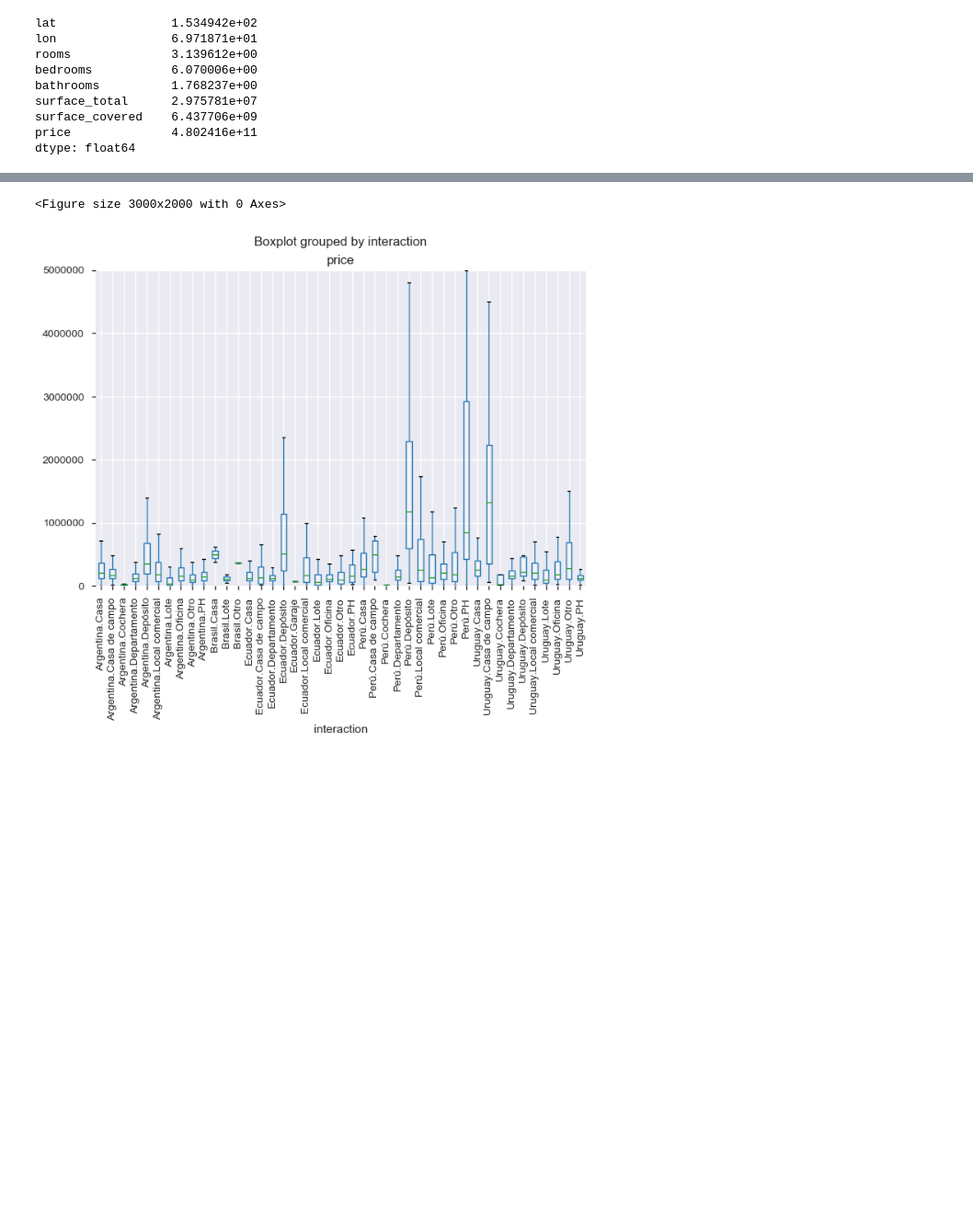
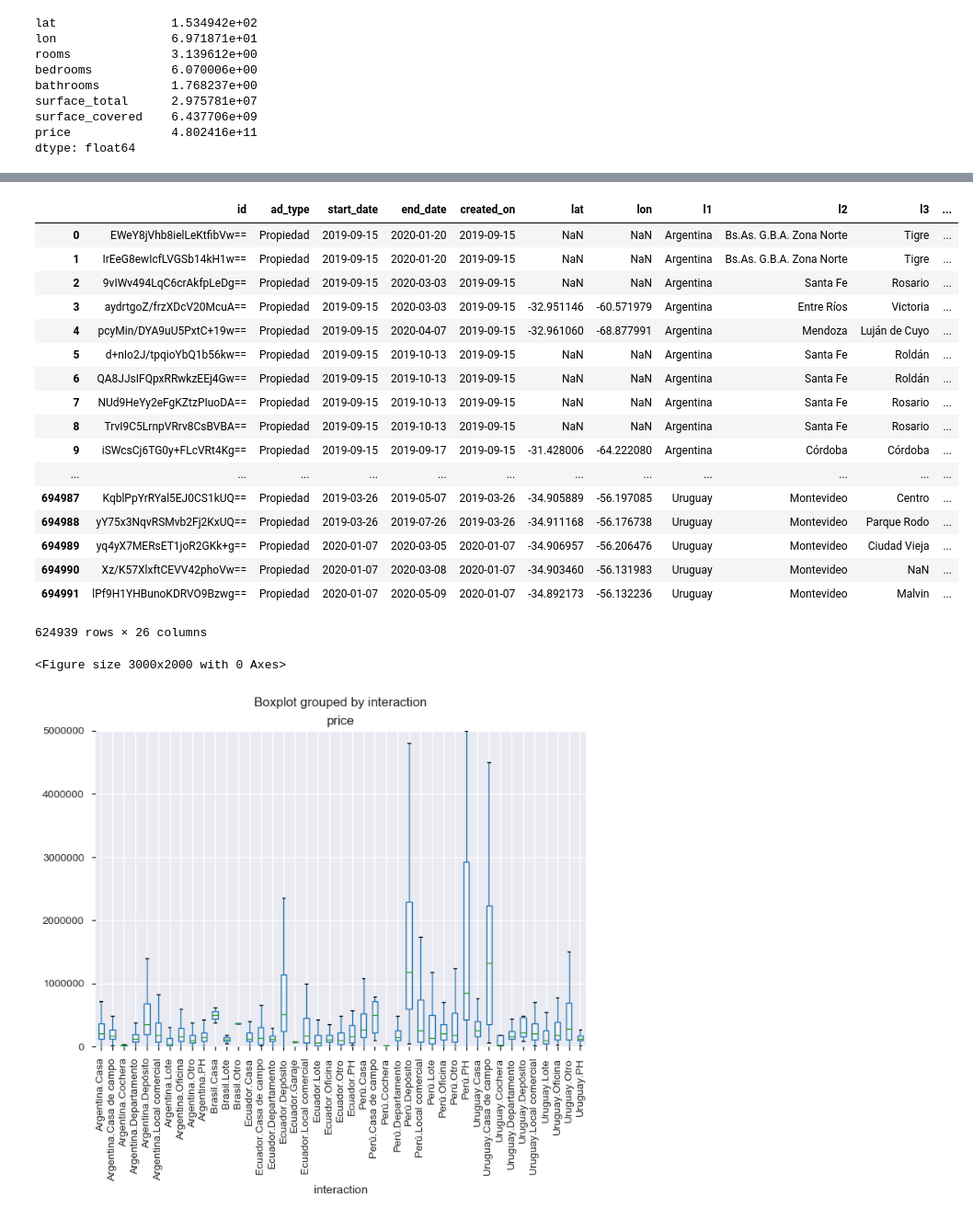
Before and after one commit to DataScienceMustang/DS_7331_MLI_Project1, a Jupyter notebook: Lab1_Code.ipynb, the cells around one changed output, grey strips where cells are left out. Shown at 92% size. Cells and saved outputs as stored; diff of their text form; code cells hidden in the pictures; blank space fills up the shorter version.

```diff
--- a/Lab1_Code.ipynb
+++ b/Lab1_Code.ipynb
@@ -372,3 +401,24 @@ final_df3['interaction'] = interaction
+# %%
+len(final_df3)
+# %% [output]
+|  | id | ad_type | start_date | end_date | created_on | lat | lon | l1 | l2 | l3 | ... |
+| 0 | EWeY8jVhb8ielLeKtfibVw== | Propiedad | 2019-09-15 | 2020-01-20 | 2019-09-15 | NaN | NaN | Argentina | Bs.As. G.B.A. Zona Norte | Tigre | ... |
+| 1 | IrEeG8ewIcfLVGSb14kH1w== | Propiedad | 2019-09-15 | 2020-01-20 | 2019-09-15 | NaN | NaN | Argentina | Bs.As. G.B.A. Zona Norte | Tigre | ... |
+| 2 | 9vIWv494LqC6crAkfpLeDg== | Propiedad | 2019-09-15 | 2020-03-03 | 2019-09-15 | NaN | NaN | Argentina | Santa Fe | Rosario | ... |
+| 3 | aydrtgoZ/frzXDcV20McuA== | Propiedad | 2019-09-15 | 2020-03-03 | 2019-09-15 | -32.951146 | -60.571979 | Argentina | Entre Ríos | Victoria | ... |
+| 4 | pcyMin/DYA9uU5PxtC+19w== | Propiedad | 2019-09-15 | 2020-04-07 | 2019-09-15 | -32.961060 | -68.877991 | Argentina | Mendoza | Luján de Cuyo | ... |
+| 5 | d+nIo2J/tpqioYbQ1b56kw== | Propiedad | 2019-09-15 | 2019-10-13 | 2019-09-15 | NaN | NaN | Argentina | Santa Fe | Roldán | ... |
+| 6 | QA8JJsIFQpxRRwkzEEj4Gw== | Propiedad | 2019-09-15 | 2019-10-13 | 2019-09-15 | NaN | NaN | Argentina | Santa Fe | Roldán | ... |
+| 7 | NUd9HeYy2eFgKZtzPIuoDA== | Propiedad | 2019-09-15 | 2019-10-13 | 2019-09-15 | NaN | NaN | Argentina | Santa Fe | Rosario | ... |
+| 8 | TrvI9C5LrnpVRrv8CsBVBA== | Propiedad | 2019-09-15 | 2019-10-13 | 2019-09-15 | NaN | NaN | Argentina | Santa Fe | Rosario | ... |
+| 9 | iSWcsCj6TG0y+FLcVRt4Kg== | Propiedad | 2019-09-15 | 2019-09-17 | 2019-09-15 | -31.428006 | -64.222080 | Argentina | Córdoba | Córdoba | ... |
+| ... | ... | ... | ... | ... | ... | ... | ... | ... | ... | ... | ... |
+| 694987 | KqblPpYrRYal5EJ0CS1kUQ== | Propiedad | 2019-03-26 | 2019-05-07 | 2019-03-26 | -34.905889 | -56.197085 | Uruguay | Montevideo | Centro | ... |
+| 694988 | yY75x3NqvRSMvb2Fj2KxUQ== | Propiedad | 2019-03-26 | 2019-07-26 | 2019-03-26 | -34.911168 | -56.176738 | Uruguay | Montevideo | Parque Rodo | ... |
+| 694989 | yq4yX7MERsET1joR2GKk+g== | Propiedad | 2020-01-07 | 2020-03-05 | 2020-01-07 | -34.906957 | -56.206476 | Uruguay | Montevideo | Ciudad Vieja | ... |
+| 694990 | Xz/K57XlxftCEVV42phoVw== | Propiedad | 2020-01-07 | 2020-03-08 | 2020-01-07 | -34.903460 | -56.131983 | Uruguay | Montevideo | NaN | ... |
+| 694991 | lPf9H1YHBunoKDRVO9Bzwg== | Propiedad | 2020-01-07 | 2020-05-09 | 2020-01-07 | -34.892173 | -56.132236 | Uruguay | Montevideo | Malvin | ... |
+624939 rows × 26 columns
 # %%
 # Plot price distributions by country*property_type
 plt.figure(figsize = (30, 20), facecolor = 'w', edgecolor = 'r')
```
Also changed, not shown: parts of 31 cells of this notebook.
